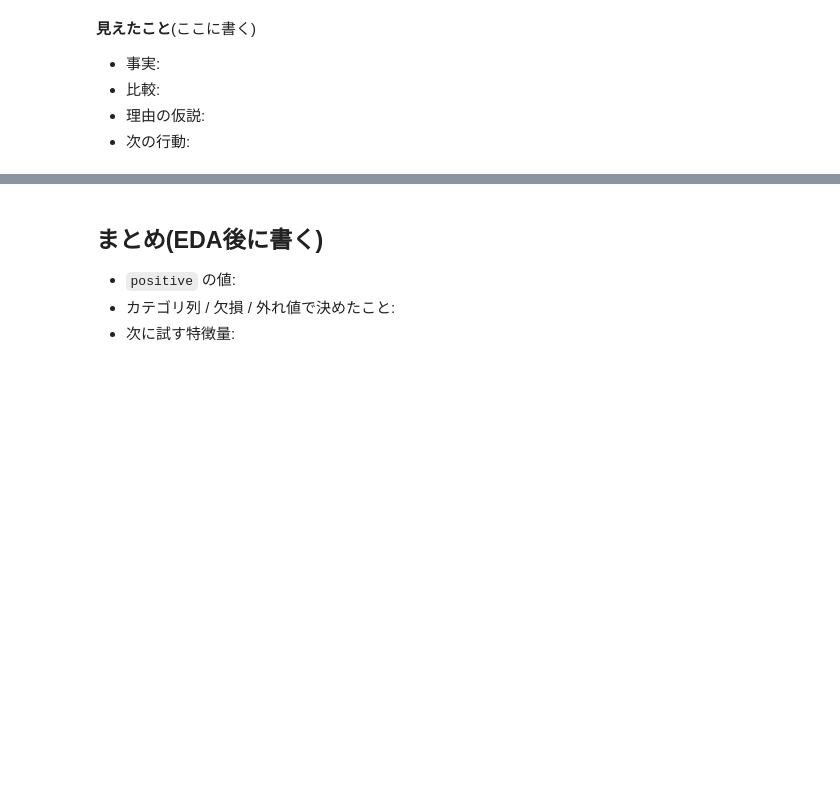
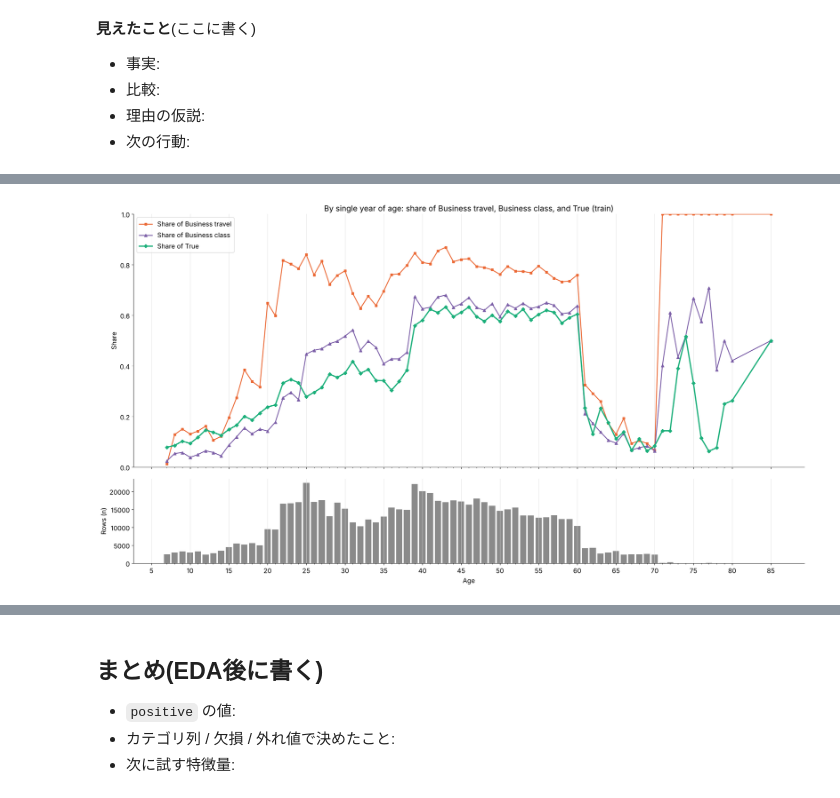
Before and after one commit to mika-42261/2610playground, a Jupyter notebook: 01_eda.ipynb, the cells around one changed output, grey strips where cells are left out. Cells and saved outputs as stored; diff of their text form; code cells hidden in the pictures; blank space fills up the shorter version.

```diff
--- a/01_eda.ipynb
+++ b/01_eda.ipynb
@@ -1113,0 +1192,37 @@ plt.rcParams["font.size"] = 10  # 文字の大きさを元に戻す
+# %%
+# 年齢を1歳ごとに見た図。上=3つの割合(同じ軸)、下=行数
+plt.rcParams["font.size"] = 13  # 文字を大きくする(セルの終わりで元に戻す)
+
+age_values = by_year.index.values
+
+# 上下2枚(下は行数なので、背を低くする)
+fig, (ax_top, ax_bottom) = plt.subplots(2, 1, figsize=(20, 11), sharex=True, gridspec_kw={"height_ratios": [3, 1]})
+
+# 上: Business travel の割合・Business class の割合・True の割合(0〜1)
+ax_top.plot(age_values, by_year["business_travel_pct"].values / 100, color="#eb6834", marker="s", markersize=5, lw=1.8, label="Share of Business travel")
+ax_top.plot(age_values, by_year["business_class_pct"].values / 100, color="#7b5ea7", marker="^", markersize=6, lw=1.8, label="Share of Business class")
+ax_top.plot(age_values, by_year["true_pct"].values / 100, color=TRUE_C, marker="D", markersize=5, lw=2.5, label="Share of True")
+ax_top.set_ylabel("Share")
+ax_top.set_ylim(0, 1)
+ax_top.set_title("By single year of age: share of Business travel, Business class, and True (train)")
+ax_top.legend(loc="upper left")
+ax_top.grid(axis="x", color="#dddddd", lw=0.6)
+ax_top.spines[["top", "right"]].set_visible(False)
+
+# 下: 年齢ごとの行数
+ax_bottom.bar(age_values, by_year["n"].values, color="#8a8a8a", width=0.8)
+ax_bottom.set_ylabel("Rows (n)")
+ax_bottom.set_xlabel("Age")
+ax_bottom.set_xticks(range(5, 90, 5))
+ax_bottom.set_xticks(age_values, minor=True)
+ax_bottom.grid(axis="x", color="#dddddd", lw=0.6)
+ax_bottom.spines[["top", "right"]].set_visible(False)
+
+plt.tight_layout()
+
+# 図を保存して表示する
+plt.savefig(FIG / "q11_by_single_age.png", dpi=200)
+plt.show()
+plt.rcParams["font.size"] = 10  # 文字の大きさを元に戻す
+# %% [output]
+[figure, added]
```
Also changed, not shown: parts of 3 cells of this notebook, 1 other file.
